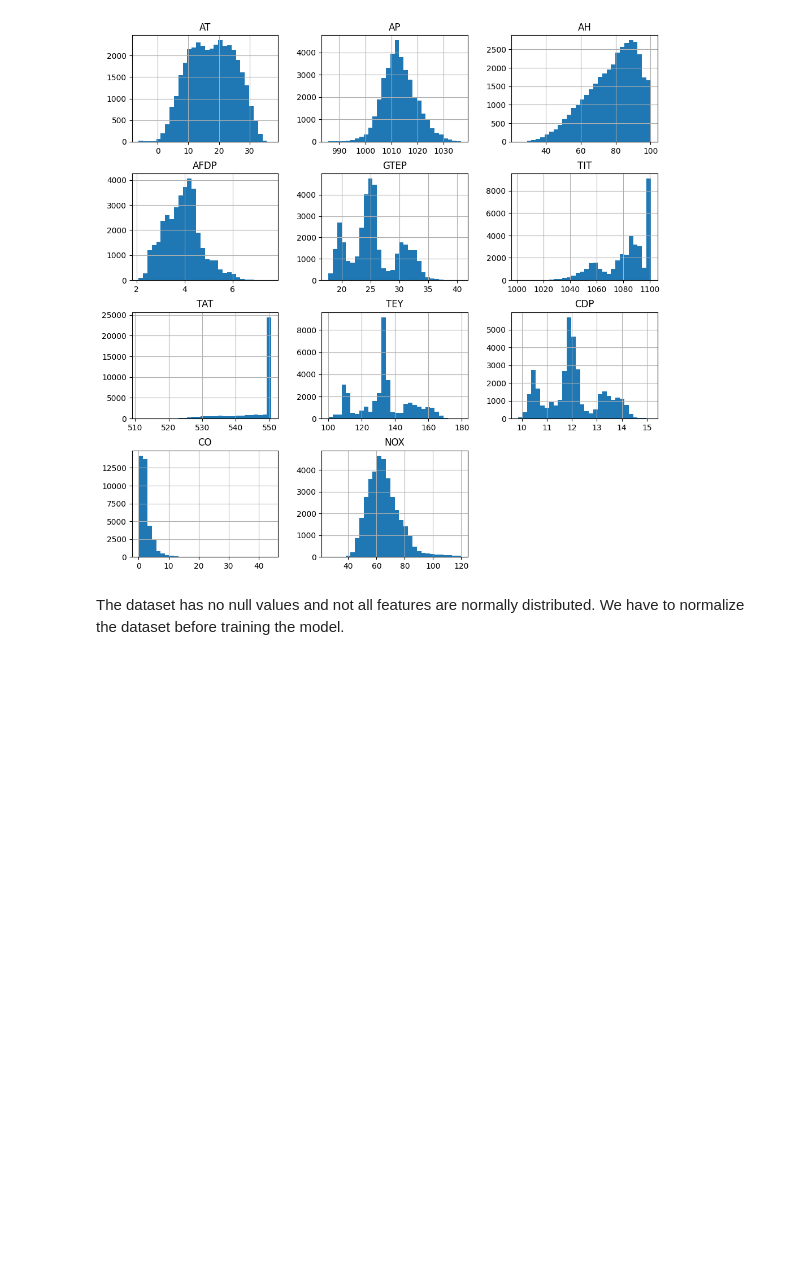
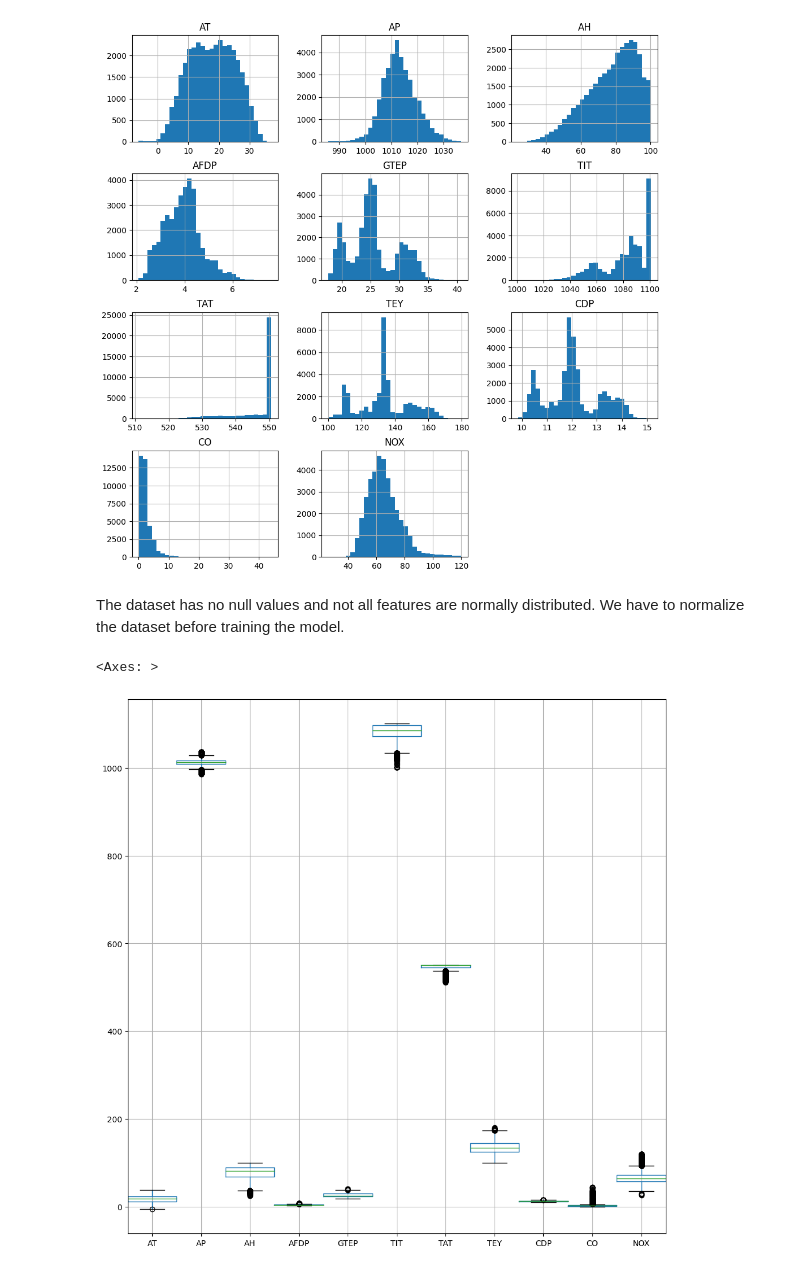
Before and after one commit to ShariarImroze/DS_ML_Portfolio, a Jupyter notebook: ML_codes/1_ML_gas_turbine_emissions_prediction.ipynb, the cells around one changed output. Drawn from its saved outputs; the diff is of its cells as text; code cells hidden in the pictures; blank space fills up the shorter version.

```diff
--- a/ML_codes/1_ML_gas_turbine_emissions_prediction.ipynb
+++ b/ML_codes/1_ML_gas_turbine_emissions_prediction.ipynb
@@ -76,3 +76,10 @@ plt.show()
 [figure]
 # %% [markdown]
 The dataset has no null values and not all features are normally distributed. We have to normalize the dataset before training the model.
+# %%
+#checking outliers
+
+turbine_data.boxplot(figsize=(12,12), widths =1)
+# %% [output]
+<Axes: >
+[figure, added]
```
Also changed, not shown: parts of 3 cells of this notebook.
